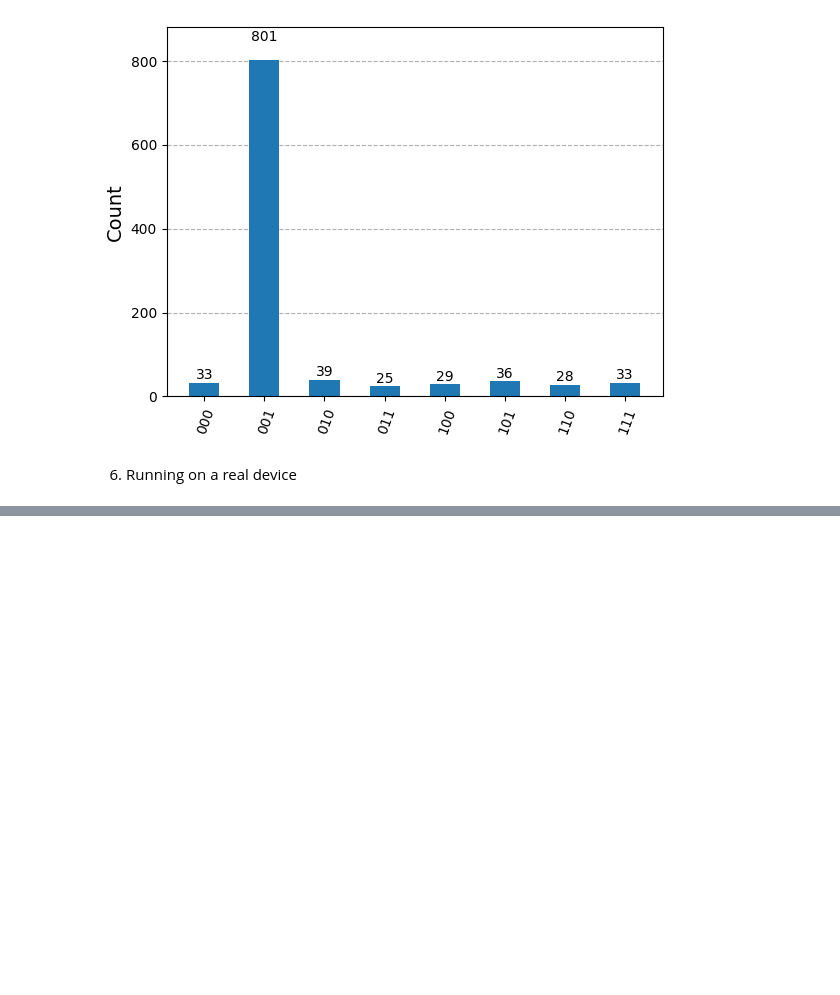
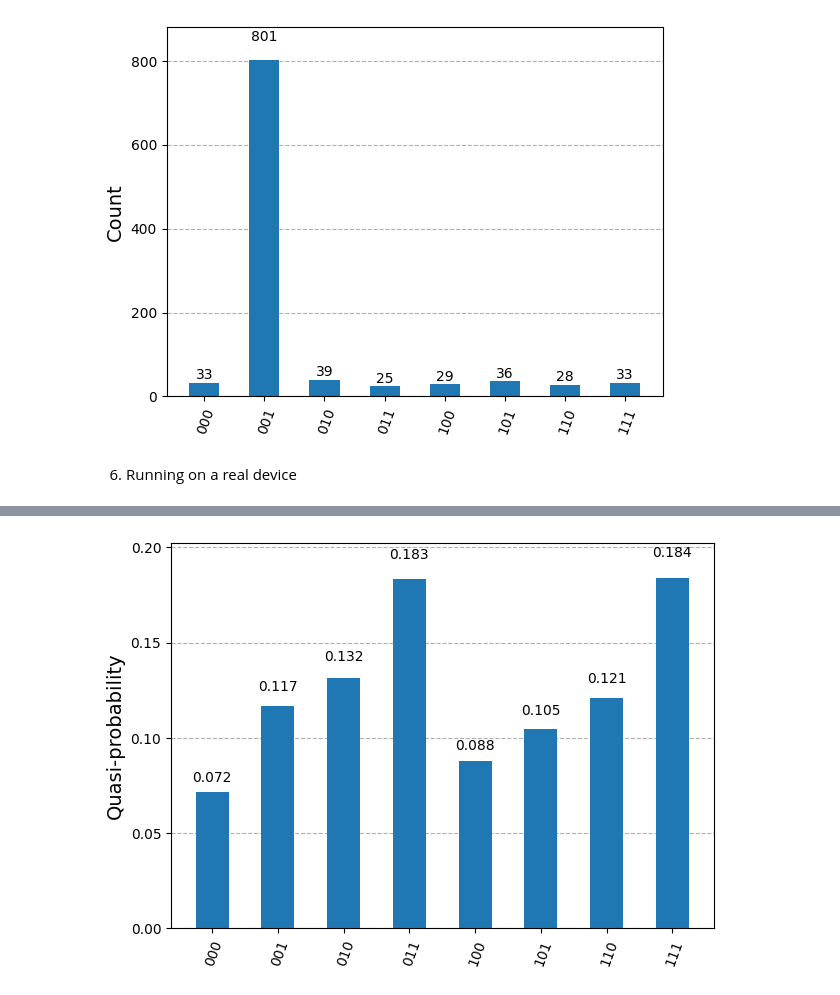
Before and after one commit to TheBarzani/vcgc, a Jupyter notebook: simple_vertex_coloring_grover.ipynb, the cells around one changed output, grey strips where cells are left out. Saved outputs shown, nothing was run; the diff lists cells and outputs as text; code cells hidden in the pictures; blank space fills up the shorter version.

```diff
--- a/simple_vertex_coloring_grover.ipynb
+++ b/simple_vertex_coloring_grover.ipynb
@@ -124,0 +142,14 @@ dist = result[0].data.get_counts()
+# %%
+# With optimization level 3
+from qiskit_ibm_runtime import Sampler
+from qiskit.visualization import plot_distribution
+sampler = Sampler(mode=backend)
+sampler.options.default_shots = 10_000
+result = sampler.run([circuit_isa]).result()
+# job = service.job('cydv20r01rbg008k3kc0')
+# job_result = job.result()
+dist = result[0].data.c.get_counts()
+# print(dist)
+plot_distribution(dist)
+# %% [output]
+[figure, added]
```
Also changed, not shown: parts of 5 cells of this notebook, 2 other files.
